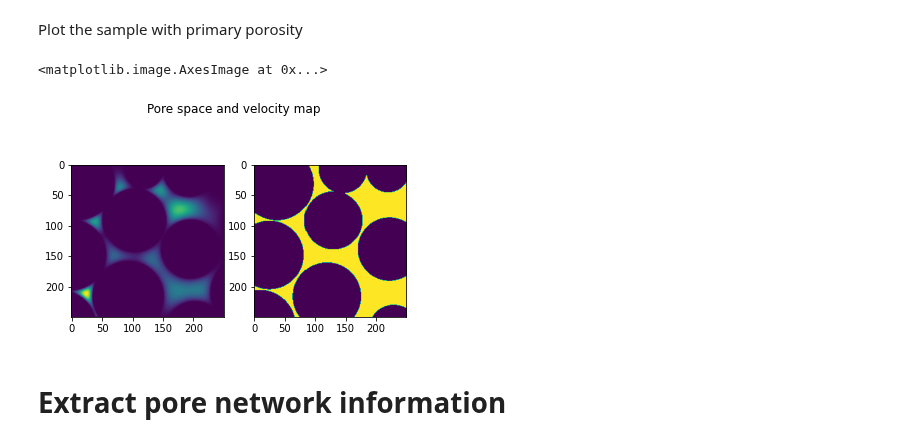
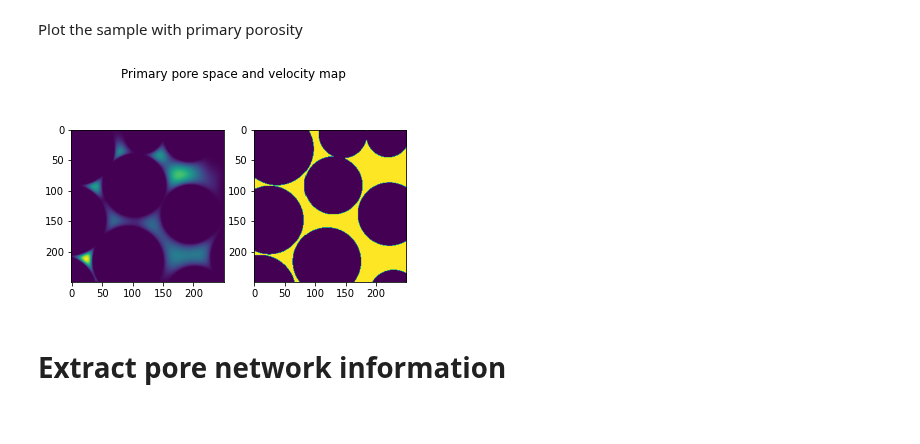
Before and after one commit to akkendrick/LABMOPS, a Jupyter notebook: separateStagPores.ipynb, the cells around one changed output. Saved outputs shown, nothing was run; the diff lists cells and outputs as text; code cells hidden in the pictures.

```diff
--- a/separateStagPores.ipynb
+++ b/separateStagPores.ipynb
@@ -29,14 +29,15 @@ Plot the sample with primary porosity
 # %%
 slice = 35
 
 fig, (p1, p2) = plt.subplots(1, 2)
 
-fig.suptitle('Pore space and velocity map')
+fig.suptitle('Primary pore space and velocity map')
 p1.imshow(velDataNormPrimary[:,:,slice])
 p2.imshow(primaryImage[:,:,slice])
+
+fig.savefig('primaryPoreImage.png')
 # %% [output]
-<matplotlib.image.AxesImage at 0x...>
-[figure, old version]
+[figure, new version]
 # %%
 # testIM = primaryImage.astype(bool)
 # testIM = testIM[:,:,slice]
```
Also changed, not shown: parts of 9 cells of this notebook, 2 other files.
